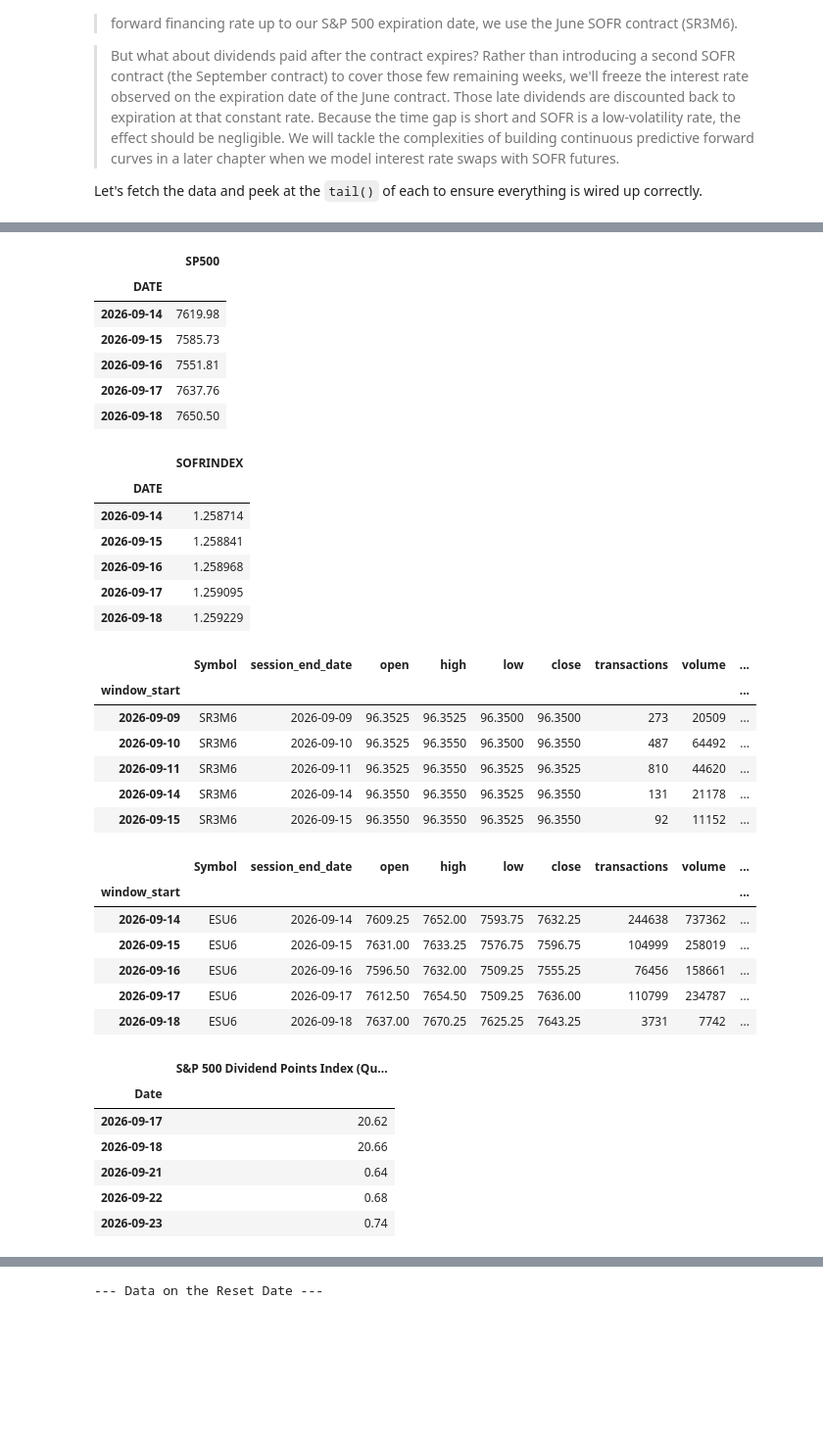
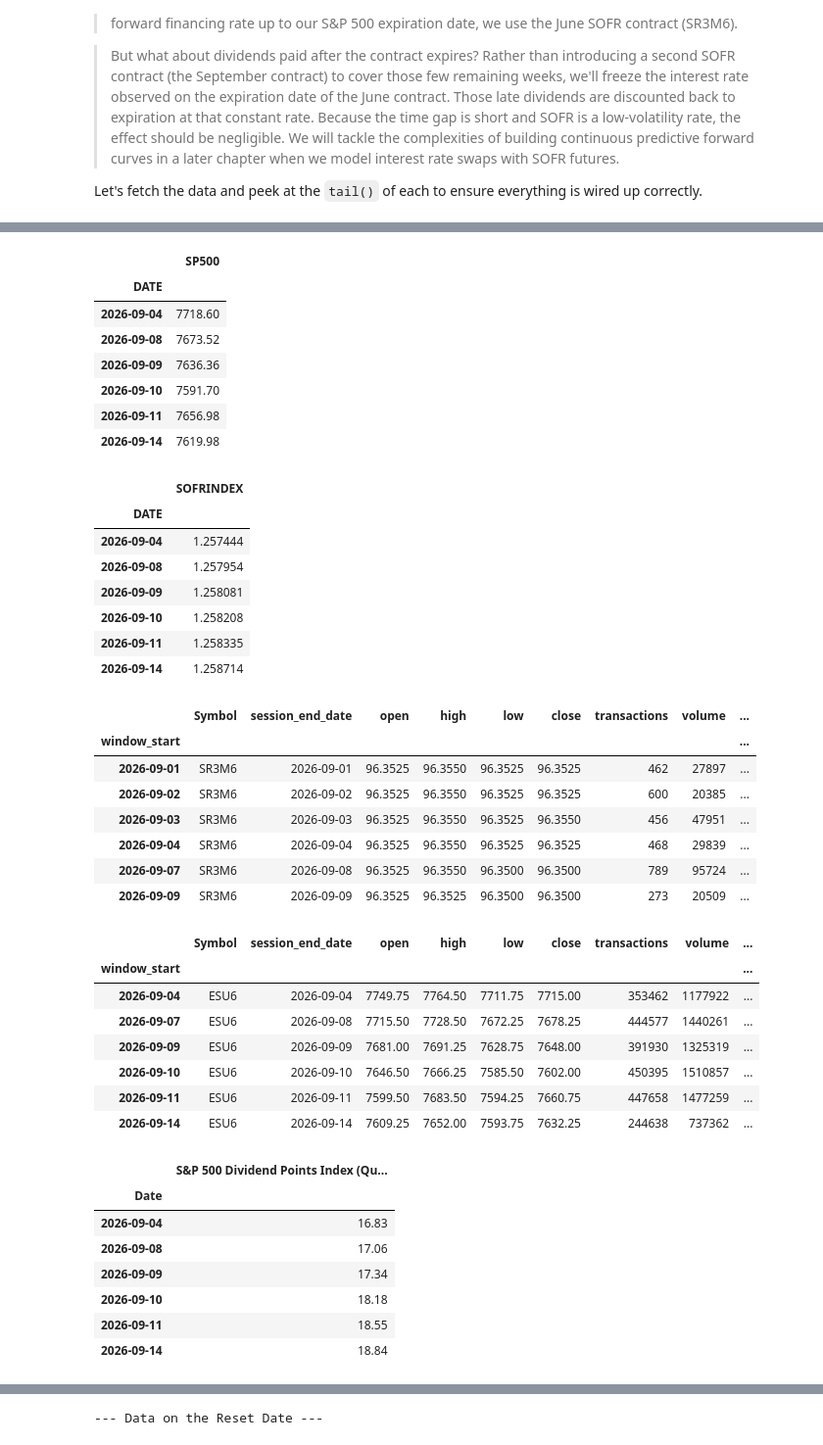
Before and after one commit to PatrickJHess/Derivatives-Futures-Chapter-Two, a Jupyter notebook: colab/Colab_pricing.ipynb, the cells around one changed output, grey strips where cells are left out. Shown at 98% size. Cells and saved outputs as stored; diff of their text form; code cells hidden in the pictures; blank space fills up the shorter version.

```diff
--- a/colab/Colab_pricing.ipynb
+++ b/colab/Colab_pricing.ipynb
@@ -429,15 +429,16 @@ df_sp500_sep = massive_data.get_futures_data('ESU6', start_date, end_date)
 
 # Static Data
 # FV(DIV_t,T)
-dividend_data = static_futures_data('SP_Quarterly_Dividends')
+dividend_data = static_futures_data('SP_Quarterly_Dividends',
+                                    start_date=start_date,end_date=end_date)
 
 # [Data Pipeline] Convert string index to DatetimeIndex to align dates across SOFR and Futures DataFrames
 dividend_data.index = pd.to_datetime(dividend_data.index)
 
 # 3. Confirm downloads
-display(sp_500.tail())
-display(sofr_index.tail())
-display(df_sofr_jun.tail())
-display(df_sp500_sep.tail())
-display(dividend_data.tail())
+display(sp_500.iloc[-10:-4])
+display(sofr_index.iloc[-10:-4])
+display(df_sofr_jun.iloc[-10:-4])
+display(df_sp500_sep.iloc[-10:-4])
+display(dividend_data.iloc[-10:-4])
 # %% [output]
@@ -461,35 +460,40 @@ Fetching Parquet data from GitHub (Cache older than 24 hours): SP_Quarterly_Divi
 |  | SP500 |
 | DATE |  |
+| 2026-09-04 | 7718.60 |
+| 2026-09-08 | 7673.52 |
+| 2026-09-09 | 7636.36 |
+| 2026-09-10 | 7591.70 |
+| 2026-09-11 | 7656.98 |
 | 2026-09-14 | 7619.98 |
-| 2026-09-15 | 7585.73 |
-| 2026-09-16 | 7551.81 |
-| 2026-09-17 | 7637.76 |
-| 2026-09-18 | 7650.50 |
 |  | SOFRINDEX |
 | DATE |  |
+| 2026-09-04 | 1.257444 |
+| 2026-09-08 | 1.257954 |
+| 2026-09-09 | 1.258081 |
+| 2026-09-10 | 1.258208 |
+| 2026-09-11 | 1.258335 |
 | 2026-09-14 | 1.258714 |
-| 2026-09-15 | 1.258841 |
-| 2026-09-16 | 1.258968 |
-| 2026-09-17 | 1.259095 |
-| 2026-09-18 | 1.259229 |
 |  | Symbol | session_end_date | open | high | low | close | transactions | volume | ... |
 | window_start |  |  |  |  |  |  |  |  | ... |
+| 2026-09-01 | SR3M6 | 2026-09-01 | 96.3525 | 96.3550 | 96.3525 | 96.3525 | 462 | 27897 | ... |
+| 2026-09-02 | SR3M6 | 2026-09-02 | 96.3525 | 96.3550 | 96.3525 | 96.3525 | 600 | 20385 | ... |
+| 2026-09-03 | SR3M6 | 2026-09-03 | 96.3525 | 96.3550 | 96.3525 | 96.3550 | 456 | 47951 | ... |
+| 2026-09-04 | SR3M6 | 2026-09-04 | 96.3525 | 96.3550 | 96.3525 | 96.3525 | 468 | 29839 | ... |
+| 2026-09-07 | SR3M6 | 2026-09-08 | 96.3525 | 96.3550 | 96.3500 | 96.3500 | 789 | 95724 | ... |
 | 2026-09-09 | SR3M6 | 2026-09-09 | 96.3525 | 96.3525 | 96.3500 | 96.3500 | 273 | 20509 | ... |
-| 2026-09-10 | SR3M6 | 2026-09-10 | 96.3525 | 96.3550 | 96.3500 | 96.3550 | 487 | 64492 | ... |
-| 2026-09-11 | SR3M6 | 2026-09-11 | 96.3525 | 96.3550 | 96.3525 | 96.3525 | 810 | 44620 | ... |
-| 2026-09-14 | SR3M6 | 2026-09-14 | 96.3550 | 96.3550 | 96.3525 | 96.3550 | 131 | 21178 | ... |
-| 2026-09-15 | SR3M6 | 2026-09-15 | 96.3550 | 96.3550 | 96.3525 | 96.3550 | 92 | 11152 | ... |
 |  | Symbol | session_end_date | open | high | low | close | transactions | volume | ... |
 | window_start |  |  |  |  |  |  |  |  | ... |
+| 2026-09-04 | ESU6 | 2026-09-04 | 7749.75 | 7764.50 | 7711.75 | 7715.00 | 353462 | 1177922 | ... |
+| 2026-09-07 | ESU6 | 2026-09-08 | 7715.50 | 7728.50 | 7672.25 | 7678.25 | 444577 | 1440261 | ... |
+| 2026-09-09 | ESU6 | 2026-09-09 | 7681.00 | 7691.25 | 7628.75 | 7648.00 | 391930 | 1325319 | ... |
+| 2026-09-10 | ESU6 | 2026-09-10 | 7646.50 | 7666.25 | 7585.50 | 7602.00 | 450395 | 1510857 | ... |
+| 2026-09-11 | ESU6 | 2026-09-11 | 7599.50 | 7683.50 | 7594.25 | 7660.75 | 447658 | 1477259 | ... |
 | 2026-09-14 | ESU6 | 2026-09-14 | 7609.25 | 7652.00 | 7593.75 | 7632.25 | 244638 | 737362 | ... |
-| 2026-09-15 | ESU6 | 2026-09-15 | 7631.00 | 7633.25 | 7576.75 | 7596.75 | 104999 | 258019 | ... |
-| 2026-09-16 | ESU6 | 2026-09-16 | 7596.50 | 7632.00 | 7509.25 | 7555.25 | 76456 | 158661 | ... |
-| 2026-09-17 | ESU6 | 2026-09-17 | 7612.50 | 7654.50 | 7509.25 | 7636.00 | 110799 | 234787 | ... |
-| 2026-09-18 | ESU6 | 2026-09-18 | 7637.00 | 7670.25 | 7625.25 | 7643.25 | 3731 | 7742 | ... |
 |  | S&P 500 Dividend Points Index (Qu... |
 | Date |  |
-| 2026-09-17 | 20.62 |
-| 2026-09-18 | 20.66 |
-| 2026-09-21 | 0.64 |
-| 2026-09-22 | 0.68 |
-| 2026-09-23 | 0.74 |
+| 2026-09-04 | 16.83 |
+| 2026-09-08 | 17.06 |
+| 2026-09-09 | 17.34 |
+| 2026-09-10 | 18.18 |
+| 2026-09-11 | 18.55 |
+| 2026-09-14 | 18.84 |
```
Also changed, not shown: parts of 24 cells of this notebook, 5 other files.
